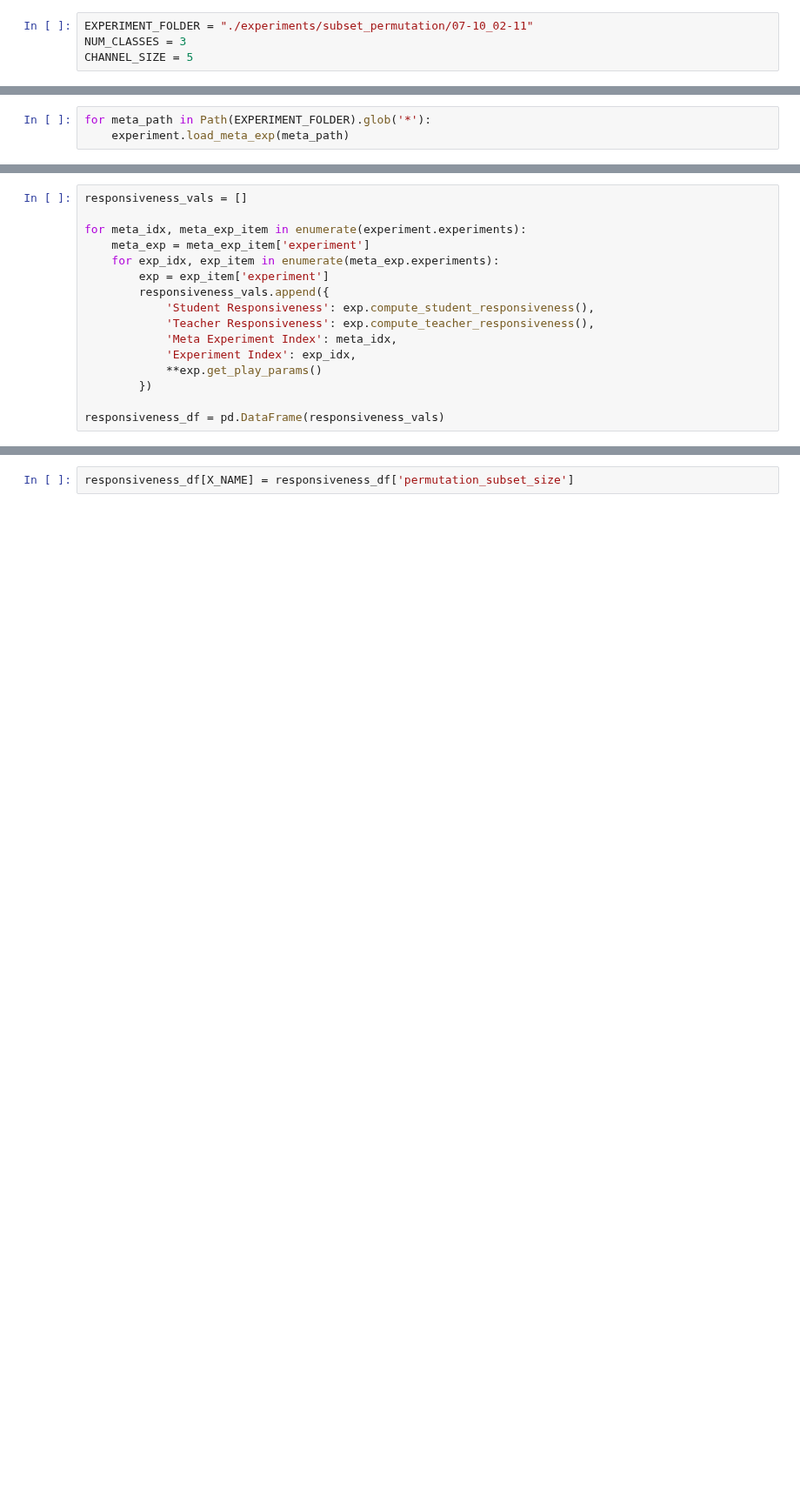
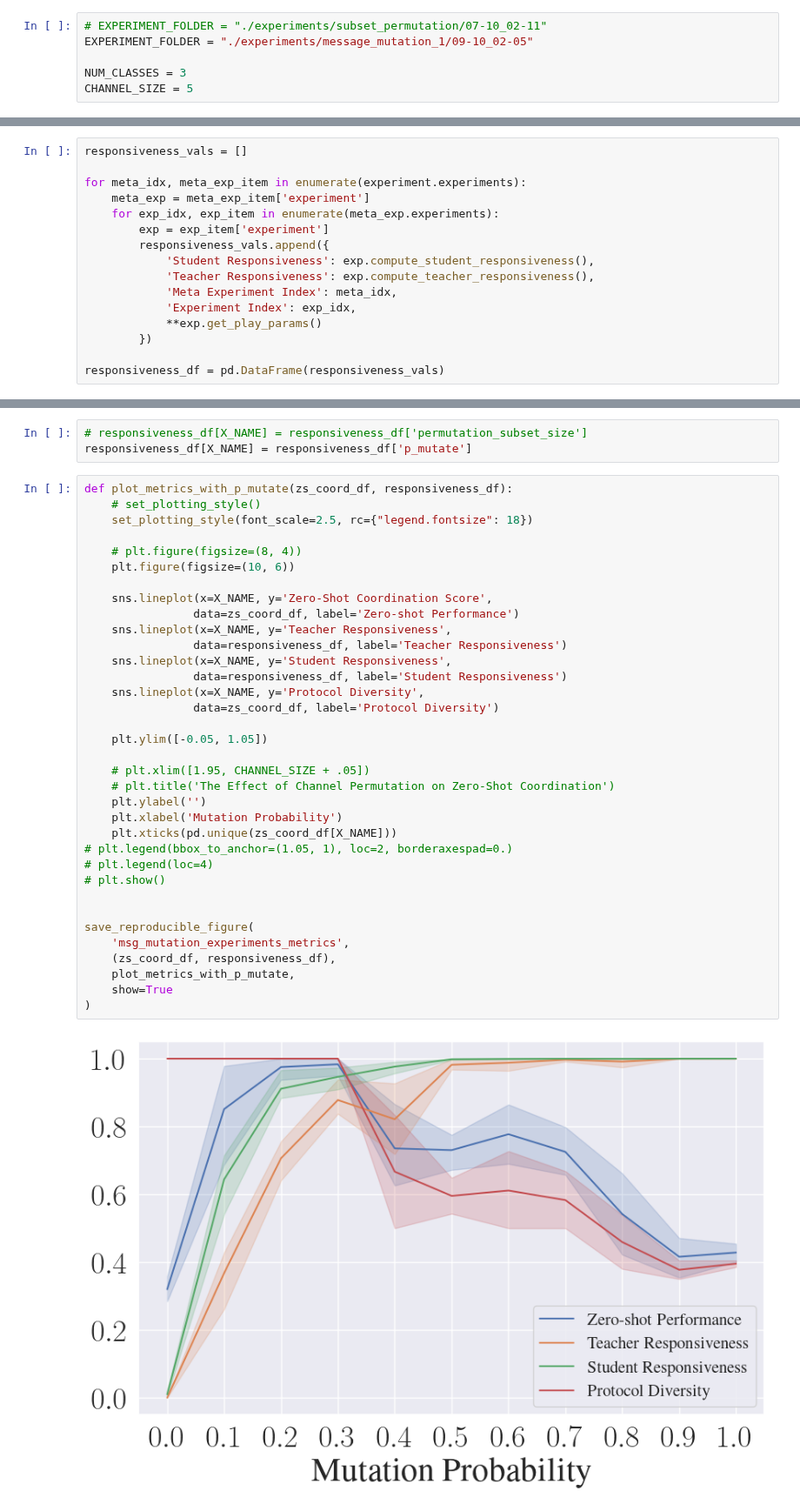
Before and after one commit to DylanCope/zero-shot-comm, a Jupyter notebook: notebooks/recreate-plots.ipynb, the cells around one changed output, grey strips where cells are left out. Shown at 87% size. Saved outputs shown, nothing was run; the diff lists cells and outputs as text; blank space fills up the shorter version.

Commit message:
recreated p mutate eval figure and formatting adjustments

```diff
--- a/notebooks/recreate-plots.ipynb
+++ b/notebooks/recreate-plots.ipynb
@@ -14,7 +14,9 @@ from reproducible_figures import (
     save_reproducible_figure, set_plotting_style
 )
 # %%
-EXPERIMENT_FOLDER = "./experiments/subset_permutation/07-10_02-11"
+# EXPERIMENT_FOLDER = "./experiments/subset_permutation/07-10_02-11"
+EXPERIMENT_FOLDER = "./experiments/message_mutation_1/09-10_02-05"
+
 NUM_CLASSES = 3
 CHANNEL_SIZE = 5
 # %%
@@ -126,3 +126,0 @@ Your kernel may have been built without NUMA support.
-# %%
-for meta_path in Path(EXPERIMENT_FOLDER).glob('*'):
-    experiment.load_meta_exp(meta_path)
@@ -189,4 +201,42 @@ zs_coord_df.head()
 | 3 | 5 | 1.00000 | 1.0 | 1.192093e-07 | 1.00000 | ... |
 | 4 | 5 | 0.88125 | 1.0 | 1.914024e+00 | 0.88125 | ... |
 # %%
-responsiveness_df[X_NAME] = responsiveness_df['permutation_subset_size']
+# responsiveness_df[X_NAME] = responsiveness_df['permutation_subset_size']
+responsiveness_df[X_NAME] = responsiveness_df['p_mutate']
+# %%
+def plot_metrics_with_p_mutate(zs_coord_df, responsiveness_df):
+    # set_plotting_style()
+    set_plotting_style(font_scale=2.5, rc={"legend.fontsize": 18})
+
+    # plt.figure(figsize=(8, 4))
+    plt.figure(figsize=(10, 6))
+
+    sns.lineplot(x=X_NAME, y='Zero-Shot Coordination Score',
+                data=zs_coord_df, label='Zero-shot Performance')
+    sns.lineplot(x=X_NAME, y='Teacher Responsiveness',
+                data=responsiveness_df, label='Teacher Responsiveness')
+    sns.lineplot(x=X_NAME, y='Student Responsiveness',
+                data=responsiveness_df, label='Student Responsiveness')
+    sns.lineplot(x=X_NAME, y='Protocol Diversity',
+                data=zs_coord_df, label='Protocol Diversity')
+
+    plt.ylim([-0.05, 1.05])
+
+    # plt.xlim([1.95, CHANNEL_SIZE + .05])
+    # plt.title('The Effect of Channel Permutation on Zero-Shot Coordination')
+    plt.ylabel('')
+    plt.xlabel('Mutation Probability')
+    plt.xticks(pd.unique(zs_coord_df[X_NAME]))
+# plt.legend(bbox_to_anchor=(1.05, 1), loc=2, borderaxespad=0.)
+# plt.legend(loc=4)
+# plt.show()
+
+
+save_reproducible_figure(
+    'msg_mutation_experiments_metrics',
+    (zs_coord_df, responsiveness_df),
+    plot_metrics_with_p_mutate,
+    show=True
+)
+# %% [output]
+[figure, added]
```
Also changed, not shown: parts of 7 cells of this notebook, 9 other files.
